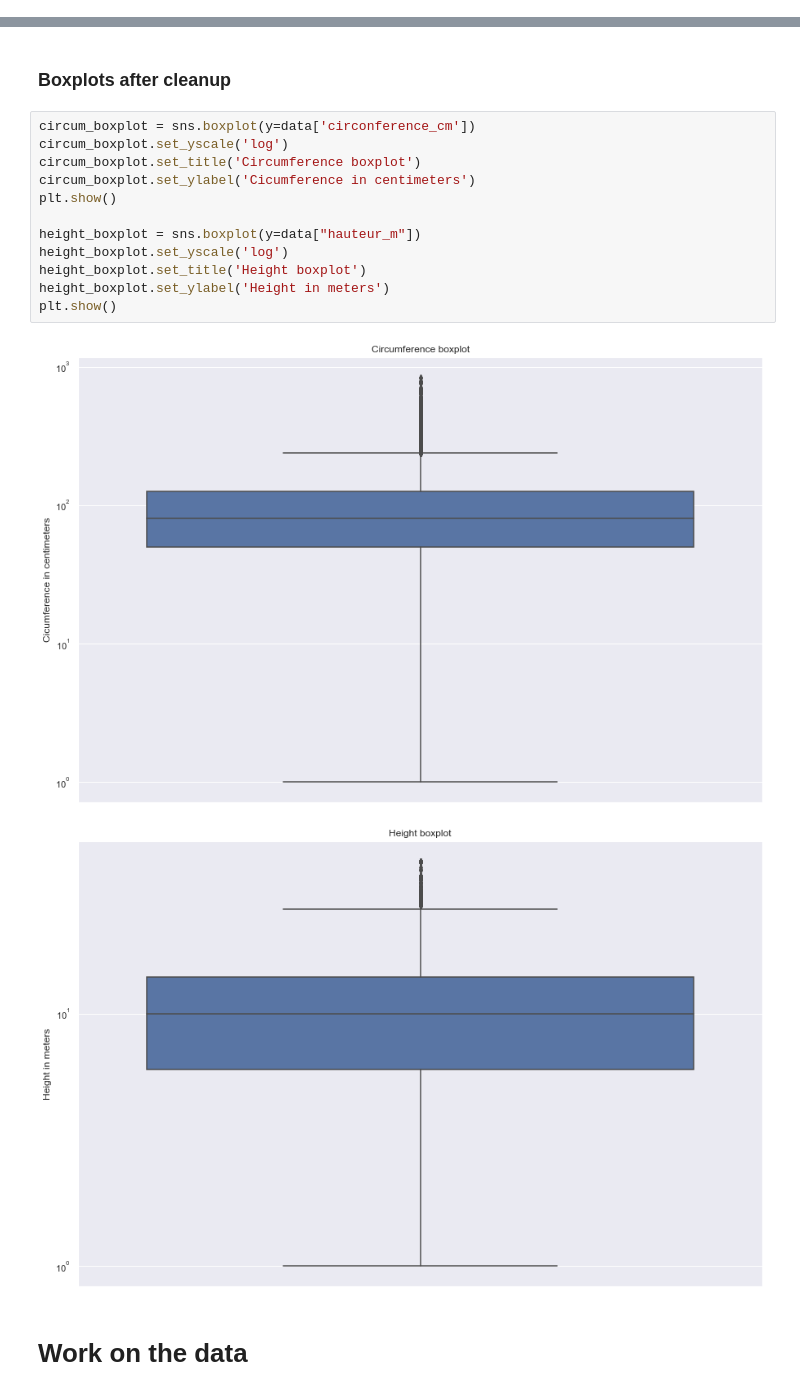
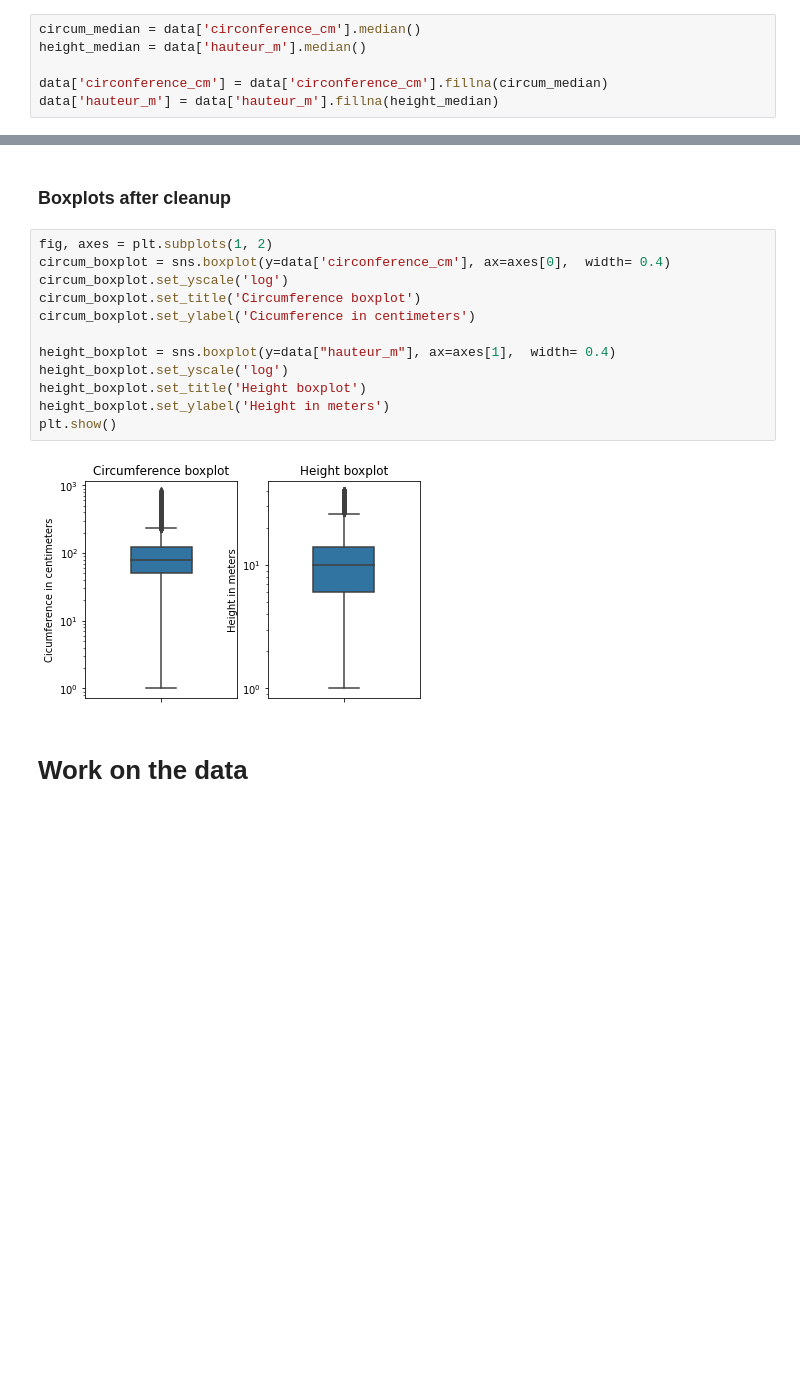
Before and after one commit to lynda-trad/Paris-Trees, a Jupyter notebook: Trees-of-Paris.ipynb, the cells around one changed output, grey strips where cells are left out. Saved outputs shown, nothing was run; the diff lists cells and outputs as text; blank space fills up the shorter version.

```diff
--- a/Trees-of-Paris.ipynb
+++ b/Trees-of-Paris.ipynb
@@ -106,0 +148,6 @@ data = data.drop_duplicates()
+# %%
+circum_median = data['circonference_cm'].median()
+height_median = data['hauteur_m'].median()
+
+data['circonference_cm'] = data['circonference_cm'].fillna(circum_median)
+data['hauteur_m'] = data['hauteur_m'].fillna(height_median)
@@ -127,20 +176,19 @@ data.reset_index(drop=True)
 # %% [markdown]
 ### Boxplots after cleanup
 # %%
-circum_boxplot = sns.boxplot(y=data['circonference_cm'])
+fig, axes = plt.subplots(1, 2)
+circum_boxplot = sns.boxplot(y=data['circonference_cm'], ax=axes[0],  width= 0.4)
 circum_boxplot.set_yscale('log')
 circum_boxplot.set_title('Circumference boxplot')
 circum_boxplot.set_ylabel('Cicumference in centimeters')
-plt.show()
 
-height_boxplot = sns.boxplot(y=data["hauteur_m"])
+height_boxplot = sns.boxplot(y=data["hauteur_m"], ax=axes[1],  width= 0.4)
 height_boxplot.set_yscale('log')
 height_boxplot.set_title('Height boxplot')
 height_boxplot.set_ylabel('Height in meters')
 plt.show()
 # %% [output]
-[figure, old version]
+[figure, new version]
-[figure, removed]
 # %% [markdown]
 # Work on the data
 # %% [markdown]
```
Also changed, not shown: parts of 17 cells of this notebook, 1 other file.
